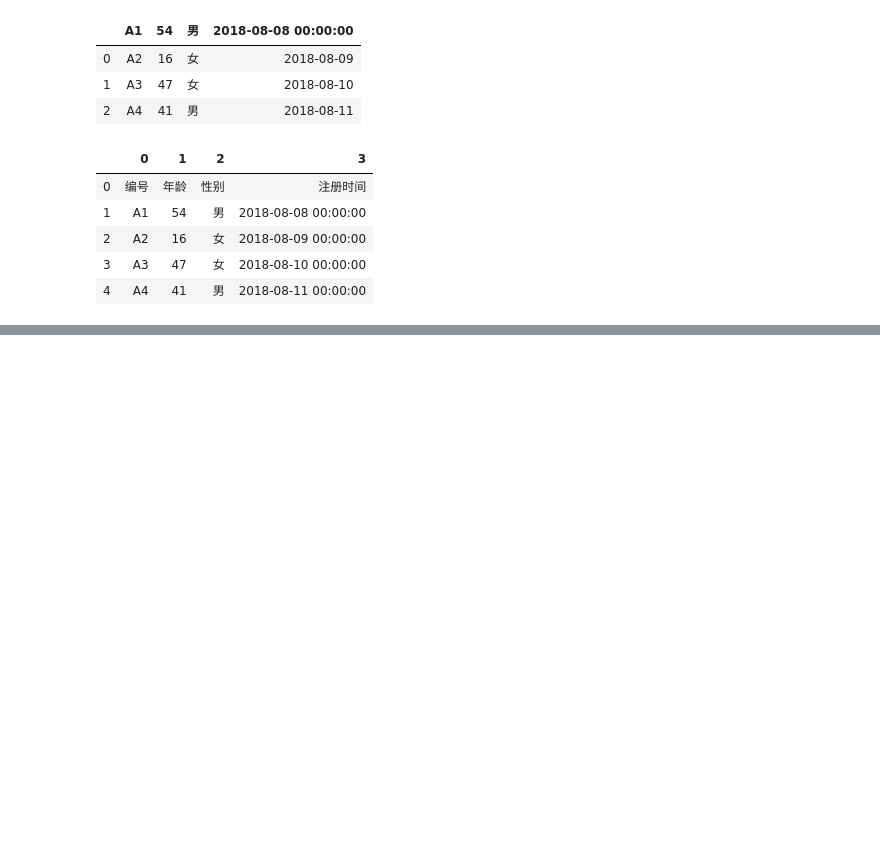
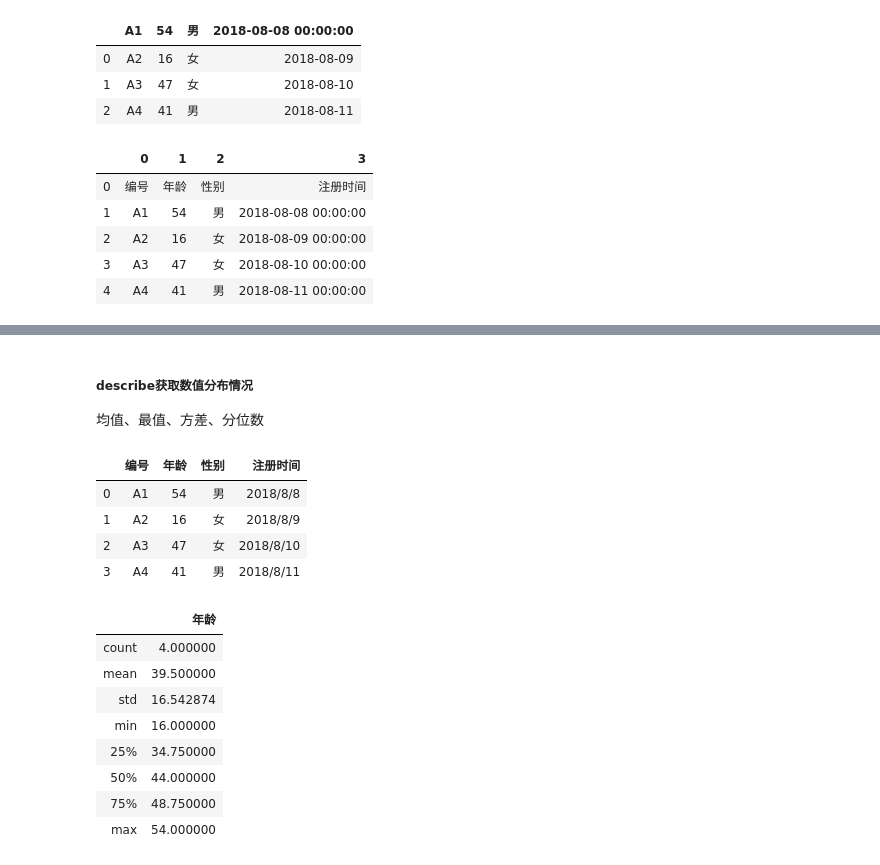
Before and after one commit to silianpan/Excel_to_Python, a Jupyter notebook: chapter01.ipynb, the cells around one changed output, grey strips where cells are left out. Drawn from its saved outputs; the diff is of its cells as text; code cells hidden in the pictures; blank space fills up the shorter version.

```diff
--- a/chapter01.ipynb
+++ b/chapter01.ipynb
@@ -74,0 +185,21 @@ pd.read_excel('./data/read_excel.xlsx', header=None)
+# %% [markdown]
+##### describe获取数值分布情况
+均值、最值、方差、分位数
+# %%
+df
+df.describe()
+# %% [output]
+|  | 编号 | 年龄 | 性别 | 注册时间 |
+| 0 | A1 | 54 | 男 | 2018/8/8 |
+| 1 | A2 | 16 | 女 | 2018/8/9 |
+| 2 | A3 | 47 | 女 | 2018/8/10 |
+| 3 | A4 | 41 | 男 | 2018/8/11 |
+|  | 年龄 |
+| count | 4.000000 |
+| mean | 39.500000 |
+| std | 16.542874 |
+| min | 16.000000 |
+| 25% | 34.750000 |
+| 50% | 44.000000 |
+| 75% | 48.750000 |
+| max | 54.000000 |
```
Also changed, not shown: parts of 22 cells of this notebook, 12 other files.
